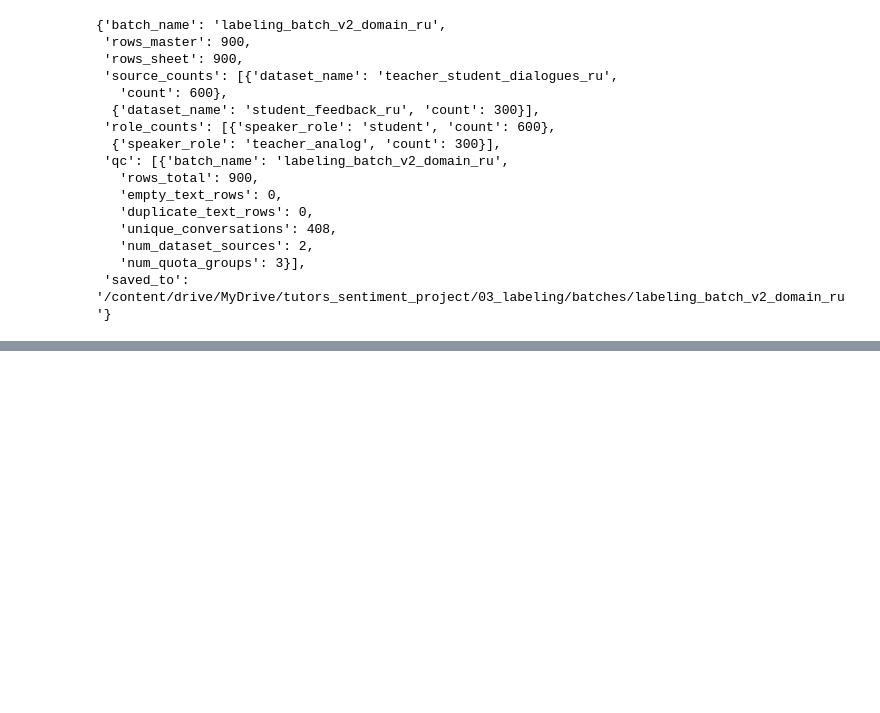
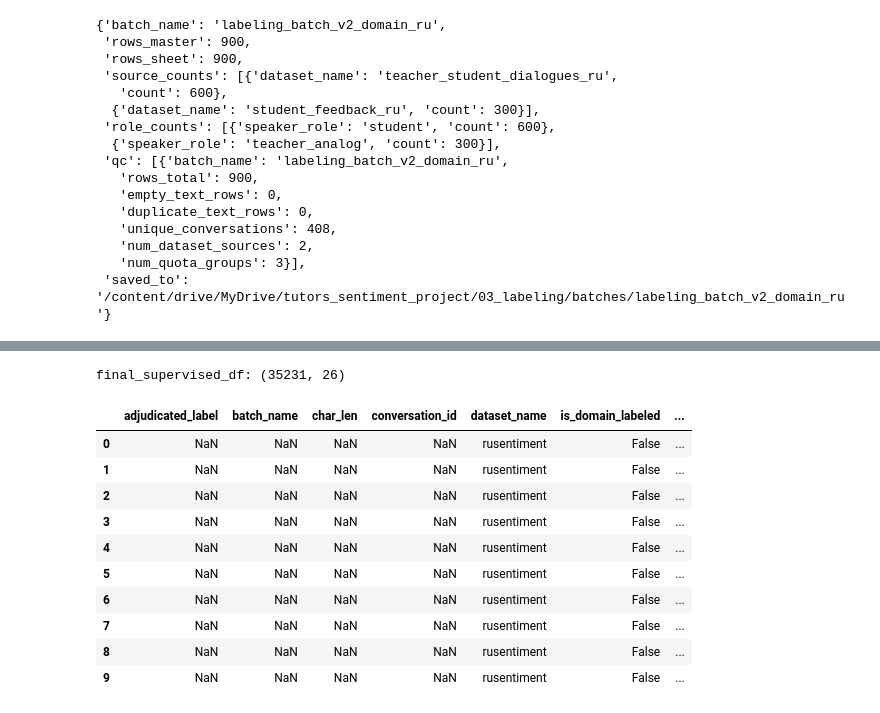
Before and after one commit to DenisBoytsov41/tutors-sentiment-coursework, a Jupyter notebook: notebooks/03_prepare_labeling_set.ipynb, the cells around one changed output, grey strips where cells are left out. Cells and saved outputs as stored; diff of their text form; code cells hidden in the pictures; blank space fills up the shorter version.

```diff
--- a/notebooks/03_prepare_labeling_set.ipynb
+++ b/notebooks/03_prepare_labeling_set.ipynb
@@ -1655,0 +2175,22 @@ final_stage_summary
+# %%
+fb_train_df, fb_temp_df = safe_row_split(
+    domain_gold_feedback_df,
+    test_size=0.20,
+    stratify_col="target_label",
+    random_state=42
+)
+
+fb_val_df, fb_test_df = safe_row_split(
+    fb_temp_df,
+    test_size=0.50,
+    stratify_col="target_label",
+    random_state=43
+)
+
+fb_train_df["split"] = "train"
+fb_val_df["split"] = "val"
+fb_test_df["split"] = "test"
+
+print("fb_train_df:", fb_train_df.shape)
+print("fb_val_df  :", fb_val_df.shape)
+print("fb_test_df :", fb_test_df.shape)
@@ -1655,0 +2269,35 @@ final_stage_summary
+# %%
+supervised_common_cols = sorted(
+    set(sentiment_core_final_df.columns).union(set(domain_gold_final_df.columns))
+)
+
+for col in supervised_common_cols:
+    if col not in sentiment_core_final_df.columns:
+        sentiment_core_final_df[col] = np.nan
+    if col not in domain_gold_final_df.columns:
+        domain_gold_final_df[col] = np.nan
+
+sentiment_core_final_df = sentiment_core_final_df[supervised_common_cols].copy()
+domain_gold_final_df = domain_gold_final_df[supervised_common_cols].copy()
+
+final_supervised_df = pd.concat(
+    [sentiment_core_final_df, domain_gold_final_df],
+    axis=0,
+    ignore_index=True
+)
+
+print("final_supervised_df:", final_supervised_df.shape)
+display(final_supervised_df.head(10))
+# %% [output]
+final_supervised_df: (35231, 26)
+|  | adjudicated_label | batch_name | char_len | conversation_id | dataset_name | is_domain_labeled | ... |
+| 0 | NaN | NaN | NaN | NaN | rusentiment | False | ... |
+| 1 | NaN | NaN | NaN | NaN | rusentiment | False | ... |
+| 2 | NaN | NaN | NaN | NaN | rusentiment | False | ... |
+| 3 | NaN | NaN | NaN | NaN | rusentiment | False | ... |
+| 4 | NaN | NaN | NaN | NaN | rusentiment | False | ... |
+| 5 | NaN | NaN | NaN | NaN | rusentiment | False | ... |
+| 6 | NaN | NaN | NaN | NaN | rusentiment | False | ... |
+| 7 | NaN | NaN | NaN | NaN | rusentiment | False | ... |
+| 8 | NaN | NaN | NaN | NaN | rusentiment | False | ... |
+| 9 | NaN | NaN | NaN | NaN | rusentiment | False | ... |
```
Also changed, not shown: parts of 29 cells of this notebook.
